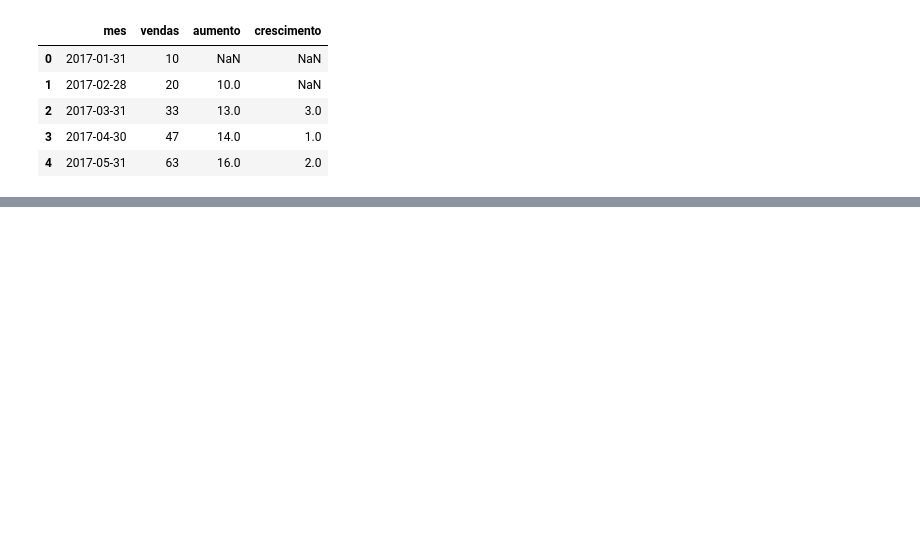
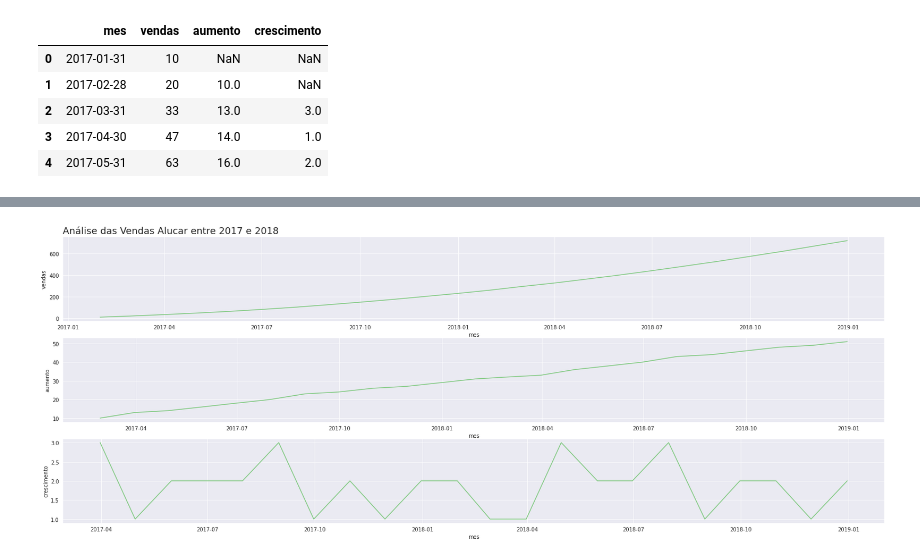
Before and after one commit to King-Bowie/TimeSeries, a Jupyter notebook: TimeSeries.ipynb, the cells around one changed output, grey strips where cells are left out. Cells and saved outputs as stored; diff of their text form; code cells hidden in the pictures; blank space fills up the shorter version.

```diff
--- a/TimeSeries.ipynb
+++ b/TimeSeries.ipynb
@@ -125,15 +125,15 @@ plt.show()
 # %%
-def plot_comparacao(x,y1,y2,y3,dataset,titulo1,titulo2,titulo3):
+def plot_comparacao(x,y1,y2,y3,dataset,titulo1):
   plt.figure(figsize=(28,10))
   ax = plt.subplot(3,1,1)
   ax.set_title(titulo1, fontsize=18,loc='left')
   ax = sns.lineplot(x=x, y=y1, data=dataset)
   plt.subplot(3,1,2)
-  ax.set_title(titulo2, fontsize=18,loc='left')
   sns.lineplot(x=x, y=y2,data=dataset)
   plt.subplot(3,1,3)
-  ax.set_title(titulo3, fontsize=18,loc='left')
   sns.lineplot(x=x, y=y3, data=dataset)
   plt.show()
 # %%
-plot_comparacao('mes','vendas','aumento','crescimento',alucar,'Vendas Alucar entre 2017 e 2018')
+plot_comparacao('mes','vendas','aumento','crescimento',alucar,'Análise das Vendas Alucar entre 2017 e 2018')
+# %% [output]
+[figure, added]
```
Also changed, not shown: parts of 4 cells of this notebook.
